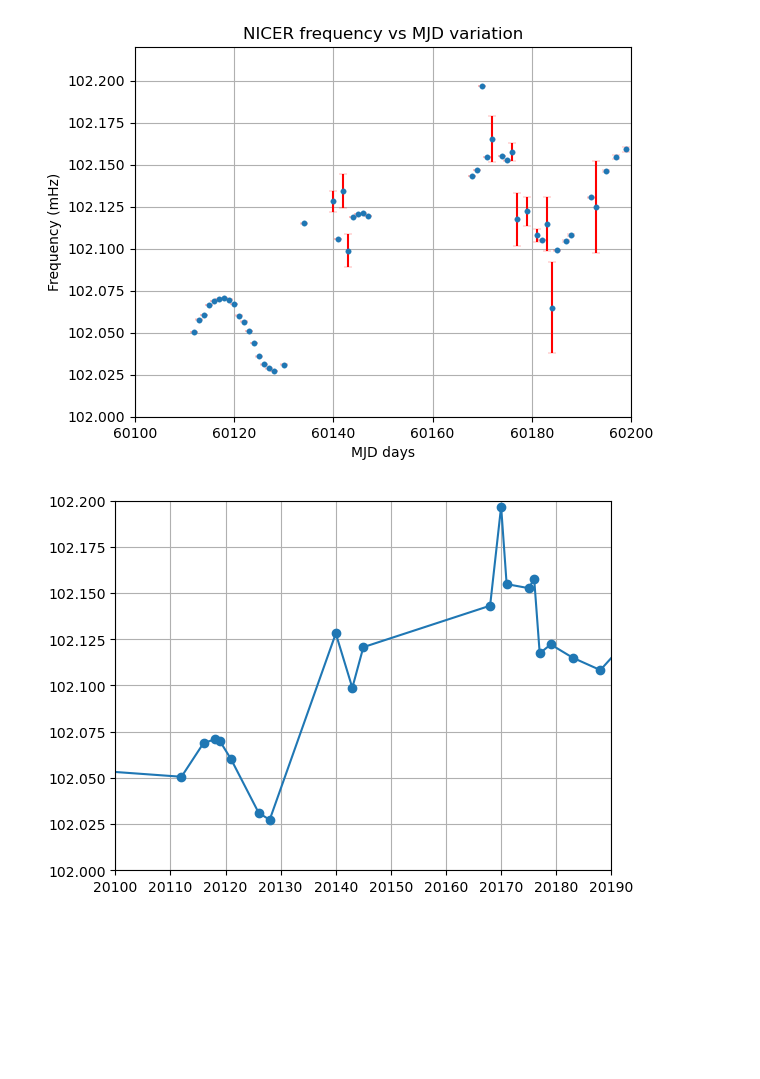
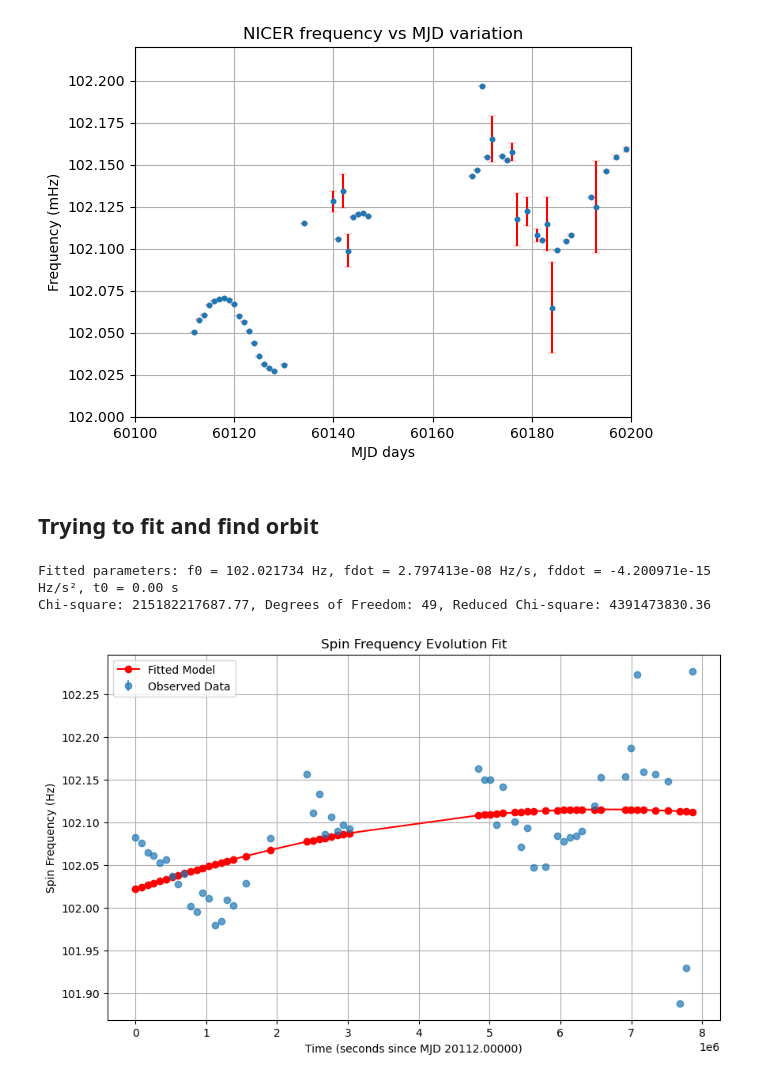
Before and after one commit to supremeKAI40/ULXP_thesis_analysis, a Jupyter notebook: nicer/nb_period_reporting.ipynb, the cells around one changed output. Cells and saved outputs as stored; diff of their text form; code cells hidden in the pictures; blank space fills up the shorter version.

```diff
--- a/nicer/nb_period_reporting.ipynb
+++ b/nicer/nb_period_reporting.ipynb
@@ -41,10 +41,5 @@ plt.title('NICER frequency vs MJD variation')
 # %% [output]
 Text(0.5, 1.0, 'NICER frequency vs MJD variation')
 [figure]
-# %%
-plt.plot(date1,freq1,'-o',10)
-plt.xlim(20100,20190)
-plt.ylim(102,102.2)
-plt.grid()
-# %% [output]
-[figure, removed]
+# %% [markdown]
+## Trying to fit and find orbit
@@ -50,0 +50,68 @@ plt.grid()
+# %%
+df=pd.read_csv('all_lc_periods_lc_files_bary.txt',sep='\t')
+df_sorted = df.sort_values(by='TSTARTI')
+date=df_sorted[df_sorted['TSTARTI']>=20100]['TSTARTI'].reset_index(drop=True)
+period=df_sorted[df_sorted['TSTARTI']>=20100]['Period'].reset_index(drop=True)
+# %%
+# Define the intrinsic spin frequency evolution model
+def f_spin(t, f0, fdot, fddot, t0):
+    return f0 + fdot * (t - t0) + 0.5 * fddot * (t - t0)**2
+
+# Function to calculate the reduced chi-square statistic
+def reduced_chi_square(observed, expected, errors, num_params):
+    residuals = observed - expected
+    chi_square = np.sum((residuals / errors)**2)
+    degrees_of_freedom = len(observed) - num_params
+    reduced_chi2 = chi_square / degrees_of_freedom
+    return reduced_chi2, chi_square, degrees_of_freedom
+
+# Load your data here
+mjd_array = date  # Your MJD time values
+period_array = period  # Your spin period values in seconds
+
+# Convert periods to frequencies
+frequency_array = 1000 / period_array  # Convert period (P) to frequency (f = 1/P)
+
+# Convert MJD to seconds relative to some reference MJD (e.g., the first observation)
+mjd_ref = mjd_array[0]
+t_data = (mjd_array - mjd_ref) * 86400  # Convert MJD to seconds
+
+# Assume constant error for frequencies (adjust this as needed)
+freq_errors = np.full_like(frequency_array, 1e-6)  # Example error value, adjust as per your data
+
+# Fit the model to the data using curve_fit
+initial_guess = [frequency_array[0], -1e-10, 1e-20, t_data[0]]
+try:
+    popt, pcov = curve_fit(f_spin, t_data, frequency_array, p0=initial_guess, sigma=freq_errors, absolute_sigma=True)
+except RuntimeError as e:
+    print("Error during curve fitting:", e)
+    popt = None
+
+# Extract fitted parameters if fit was successful
+if popt is not None:
+    f0_fit, fdot_fit, fddot_fit, t0_fit = popt
+    print(f"Fitted parameters: f0 = {f0_fit:.6f} Hz, fdot = {fdot_fit:.6e} Hz/s, fddot = {fddot_fit:.6e} Hz/s², t0 = {t0_fit:.2f} s")
+
+    # Generate fitted frequency data using the fitted parameters
+    f_fitspinup = f_spin(t_data, f0_fit, fdot_fit, fddot_fit, t0_fit)
+
+    # Calculate the reduced chi-square statistic
+    chi2_reduced, chi2, dof = reduced_chi_square(frequency_array, f_fitspinup, freq_errors, len(popt))
+    print(f"Chi-square: {chi2:.2f}, Degrees of Freedom: {dof}, Reduced Chi-square: {chi2_reduced:.2f}")
+
+    # Plot the observed data and the fitted model
+    plt.figure(figsize=(10, 6))
+    plt.errorbar(t_data, frequency_array, yerr=freq_errors, fmt='o', label='Observed Data', alpha=0.7)
+    plt.plot(t_data, f_fitspinup, '-o',label='Fitted Model', color='red')
+    plt.xlabel('Time (seconds since MJD {:.5f})'.format(mjd_ref))
+    plt.ylabel('Spin Frequency (Hz)')
+    plt.title('Spin Frequency Evolution Fit')
+    plt.legend()
+    plt.grid(True)
+    plt.show()
+else:
+    print("Fit was not successful. Please check your data and initial guesses.")
+# %% [output]
+Fitted parameters: f0 = 102.021734 Hz, fdot = 2.797413e-08 Hz/s, fddot = -4.200971e-15 Hz/s², t0 = 0.00 s
+Chi-square: 215182217687.77, Degrees of Freedom: 49, Reduced Chi-square: 4391473830.36
+[figure, added]
```
Also changed, not shown: parts of 11 cells of this notebook, 11 other files.
